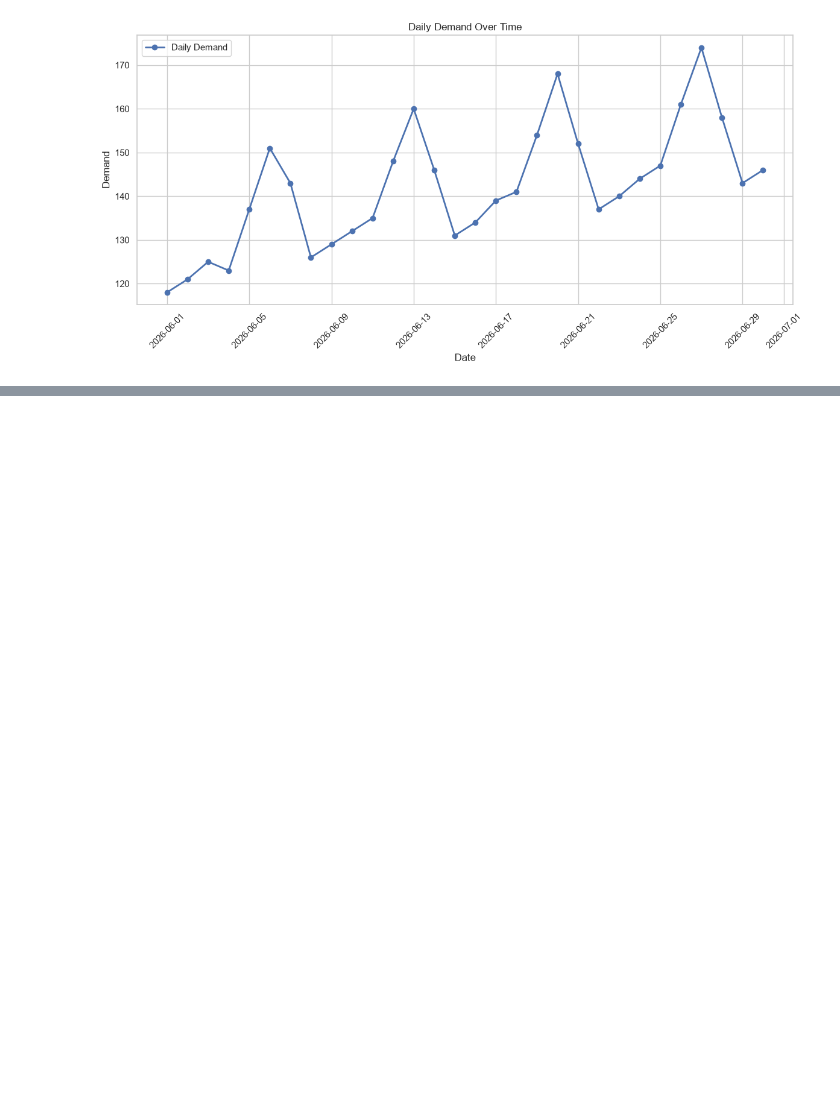
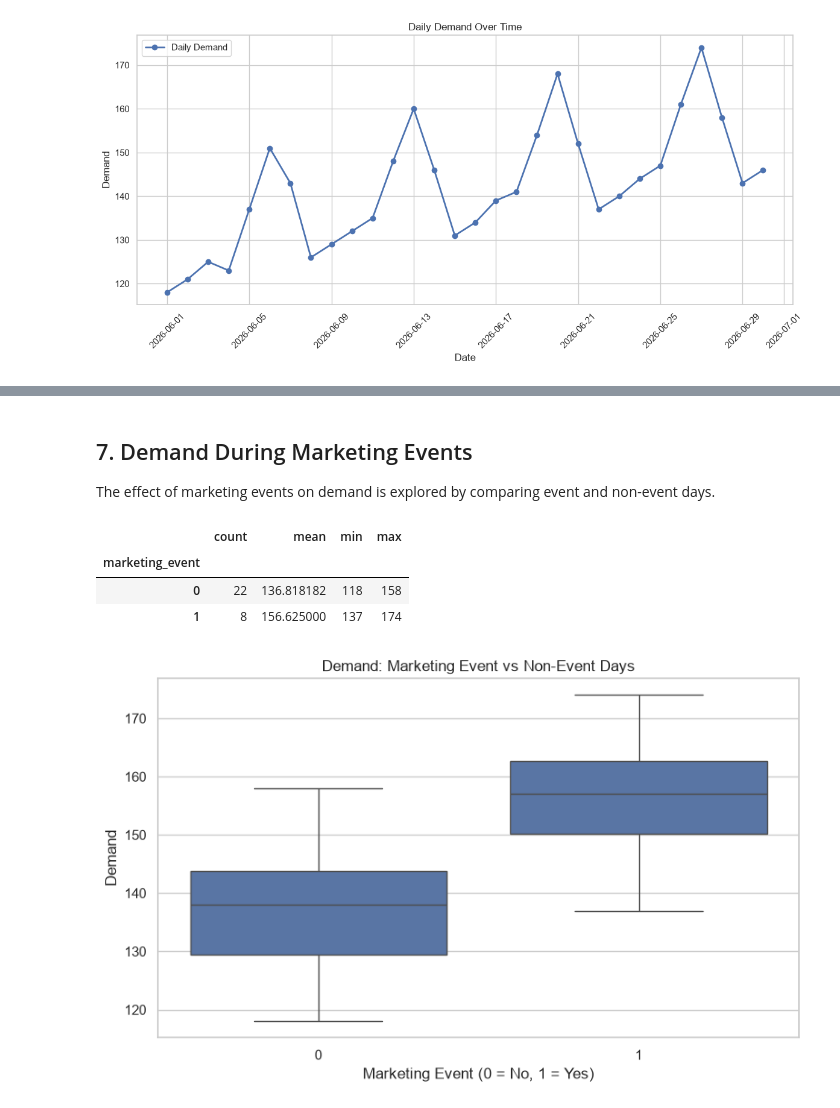
Before and after one commit to Debankumardas/Time-Series-Forecasting, a Jupyter notebook: notebooks/time_series_forecasting.ipynb, the cells around one changed output, grey strips where cells are left out. Cells and saved outputs as stored; diff of their text form; code cells hidden in the pictures; blank space fills up the shorter version.

```diff
--- a/notebooks/time_series_forecasting.ipynb
+++ b/notebooks/time_series_forecasting.ipynb
@@ -166,0 +254,32 @@ plt.show()
+# %% [markdown]
+## 7. Demand During Marketing Events
+
+The effect of marketing events on demand is explored by comparing event and non-event days.
+# %%
+event_demand = (
+    df.groupby("marketing_event")["demand"]
+    .agg(["count", "mean", "min", "max"])
+)
+
+event_demand
+# %% [output]
+|  | count | mean | min | max |
+| marketing_event |  |  |  |  |
+| 0 | 22 | 136.818182 | 118 | 158 |
+| 1 | 8 | 156.625000 | 137 | 174 |
+# %%
+plt.figure(figsize=(8, 5))
+
+sns.boxplot(
+    data=df,
+    x="marketing_event",
+    y="demand"
+)
+
+plt.title("Demand: Marketing Event vs Non-Event Days")
+plt.xlabel("Marketing Event (0 = No, 1 = Yes)")
+plt.ylabel("Demand")
+plt.tight_layout()
+plt.show()
+# %% [output]
+[figure, added]
```
Also changed, not shown: parts of 11 cells of this notebook, 1 other file.
